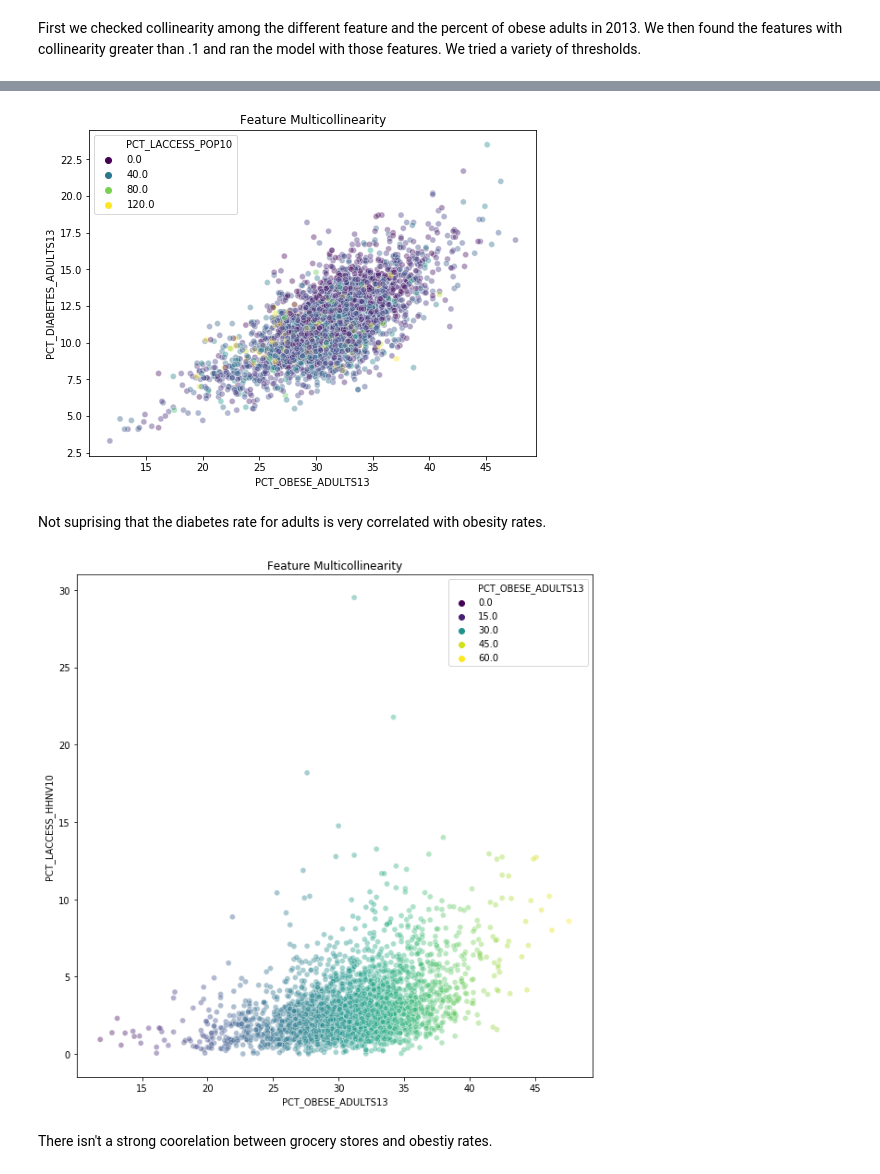
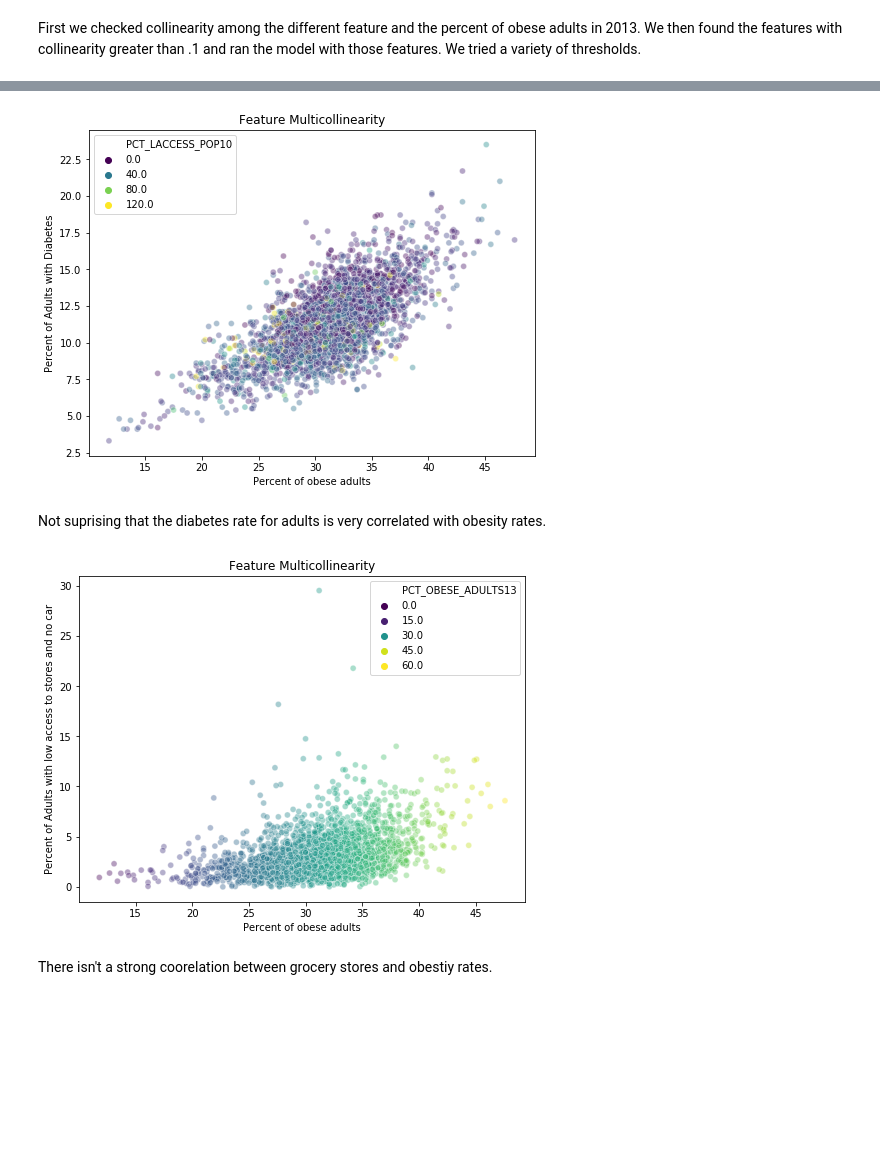
Before and after one commit to Graceallison/Predicting-Obesity-Rate-Bases-on-Food-Environment, a Jupyter notebook: Code/EDA and Modelling.ipynb, the cells around one changed output, grey strips where cells are left out. Saved outputs shown, nothing was run; the diff lists cells and outputs as text; code cells hidden in the pictures; blank space fills up the shorter version.

Commit message:
fixed graphs

```diff
--- a/Code/EDA and Modelling.ipynb
+++ b/Code/EDA and Modelling.ipynb
@@ -211,21 +211,19 @@ ax = sns.scatterplot(x=df['PCT_OBESE_ADULTS13'], y=df['PCT_DIABETES_ADULTS13'],
                  cmap='viridis', alpha=.4, legend='brief', palette='viridis');
 
 plt.title("Feature Multicollinearity");
-#ax.xlabel("Obesisty Rate");
-#ax.ylabel("Percent Of Adulst with Diabetes");
+ax.set(xlabel = "Percent of obese adults", ylabel = "Percent of Adults with Diabetes");
 # %% [output]
-[figure, old version]
+[figure, new version]
 # %% [markdown]
 Not suprising that the diabetes rate for adults is very correlated with obesity rates.
 # %%
 ax = plt.figure(figsize=(8,6))
 ax = sns.scatterplot(x=df['PCT_OBESE_ADULTS13'], y=df['PCT_LACCESS_HHNV10'], hue=df['PCT_OBESE_ADULTS13'],
                  cmap='viridis', alpha=.4, legend='brief', palette='viridis');
 plt.title("Feature Multicollinearity");
-#plt.xlabel("Percent of Obesity");
-#plt.ylabel("Grocery Stores");
+ax.set(xlabel = "Percent of obese adults", ylabel = "Percent of Adults with low access to stores and no car");
 # %% [output]
-[figure, old version]
+[figure, new version]
 # %% [markdown]
 There isn't a strong coorelation between grocery stores and obestiy rates.
 # %%
```
Also changed, not shown: parts of 3 cells of this notebook.
